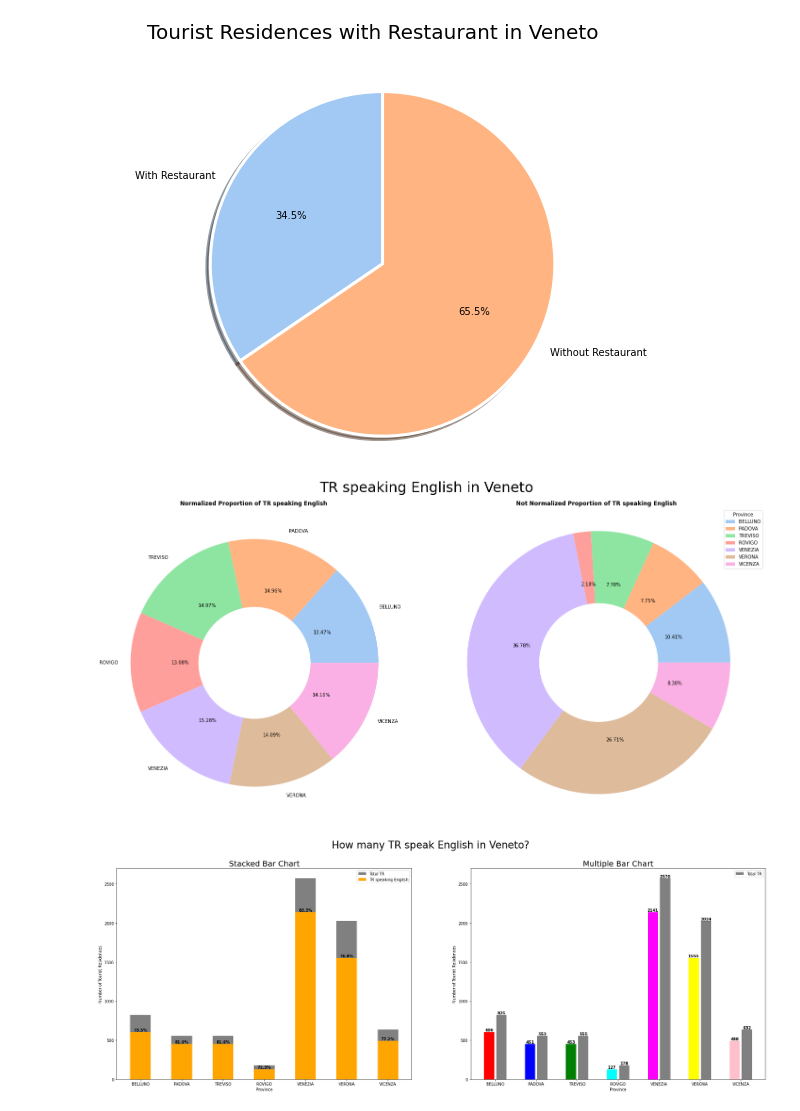
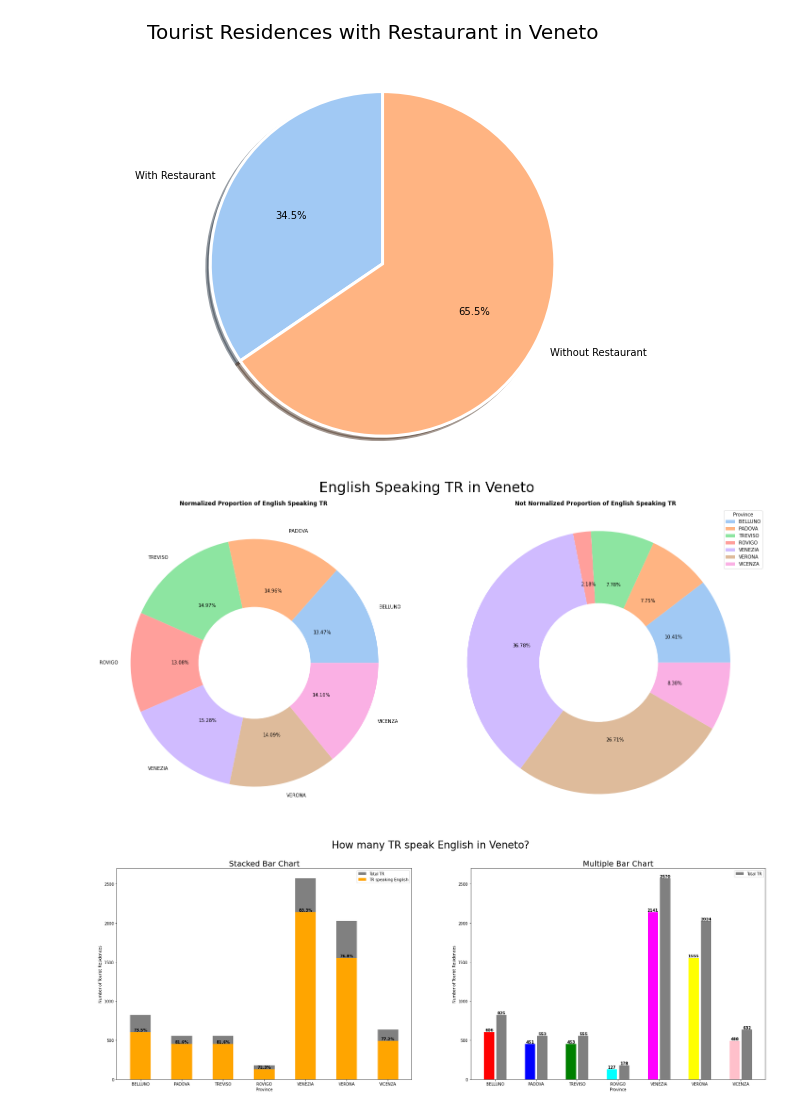
Before and after one commit to NicoloAvesani/project_Tourist_Residences_in_Veneto, a Jupyter notebook: project_on_colab.ipynb, the cells around one changed output. Cells and saved outputs as stored; diff of their text form; code cells hidden in the pictures.

```diff
--- a/project_on_colab.ipynb
+++ b/project_on_colab.ipynb
@@ -1009,45 +967,45 @@ venezia_eng_tr = venezia_descriptive.loc['INGLESE']
 verona_eng_tr = verona_descriptive.loc['INGLESE']
 vicenza_eng_tr = vicenza_descriptive.loc['INGLESE']
 
-## array with ratio of pool tr and total tr by provincia
+## array with ratio of engish speaking tr and total tr by provincia
 eng_array_1 = np.array([belluno_eng_tr/belluno_tr, padova_eng_tr/padova_tr, treviso_eng_tr/treviso_tr, rovigo_eng_tr/rovigo_tr, venezia_eng_tr/venezia_tr, verona_eng_tr/verona_tr, vicenza_eng_tr/vicenza_tr])
 normalized_arr_1 = preprocessing.normalize(eng_array_1[np.newaxis])
 
-## array with number of pool by provincia
+## array with number of english speaking by provincia
 eng_array_2 = np.array([belluno_eng_tr, padova_eng_tr, treviso_eng_tr, rovigo_eng_tr, venezia_eng_tr, verona_eng_tr, vicenza_eng_tr])
 normalized_arr_2 = preprocessing.normalize(eng_array_2[np.newaxis])
 
 ## create pie charts
 fig, axs = plt.subplots(nrows = 1, ncols = 2, figsize = (20, 10), constrained_layout = True)
 palette = sb.color_palette("pastel")
 
 
 ## normalizing tha array
 ## In this way i will have an array with normalized values for the two data
 data_1 = (normalized_arr_1.T).flatten()
 data_2 = (normalized_arr_2.T).flatten()
 
 labels = province
 
 donut_circle = plt.Circle( (0,0), 0.45, color = 'white')
 
-## axs[0] --> this is the one in which I see the normalizet proportion of TR with Pool by provincia
+## axs[0] --> this is the one in which I see the normalizet proportion of TR speaking english by provincia
 axs[0].pie(data_1, autopct='%.2f%%', labels =labels, colors =palette)
 axs[0].add_artist(donut_circle)
-axs[0].set_title("Normalized Proportion of TR speaking English ", fontweight='bold')
+axs[0].set_title("Normalized Proportion of English Speaking TR ", fontweight='bold')
 
 donut_circle = plt.Circle( (0,0), 0.45, color = 'white')
 
-## axs[1] --> this is the axs in which I see the normalized proportion of TR with Pool in Veneto (Total number of TR with Pool)
+## axs[1] --> this is the axs in which I see the normalized proportion of TR  (Total number of TR speaking enlish)
 axs[1].pie(data_2, autopct='%.2f%%', colors =palette)
 axs[1].add_artist(donut_circle)
-axs[1].set_title("Not Normalized Proportion of TR speaking English ", fontweight='bold')
+axs[1].set_title("Not Normalized Proportion of English Speaking TR  ", fontweight='bold')
 
-fig.suptitle("TR speaking English in Veneto", fontsize=30)
+fig.suptitle("English Speaking TR in Veneto", fontsize=30)
 
 plt.legend(labels, title='Province')
 plt.axis('equal')
 plt.show()
 # %% [output]
-[figure, old version]
+[figure, new version]
 # %%
```
Also changed, not shown: parts of 63 cells of this notebook.
